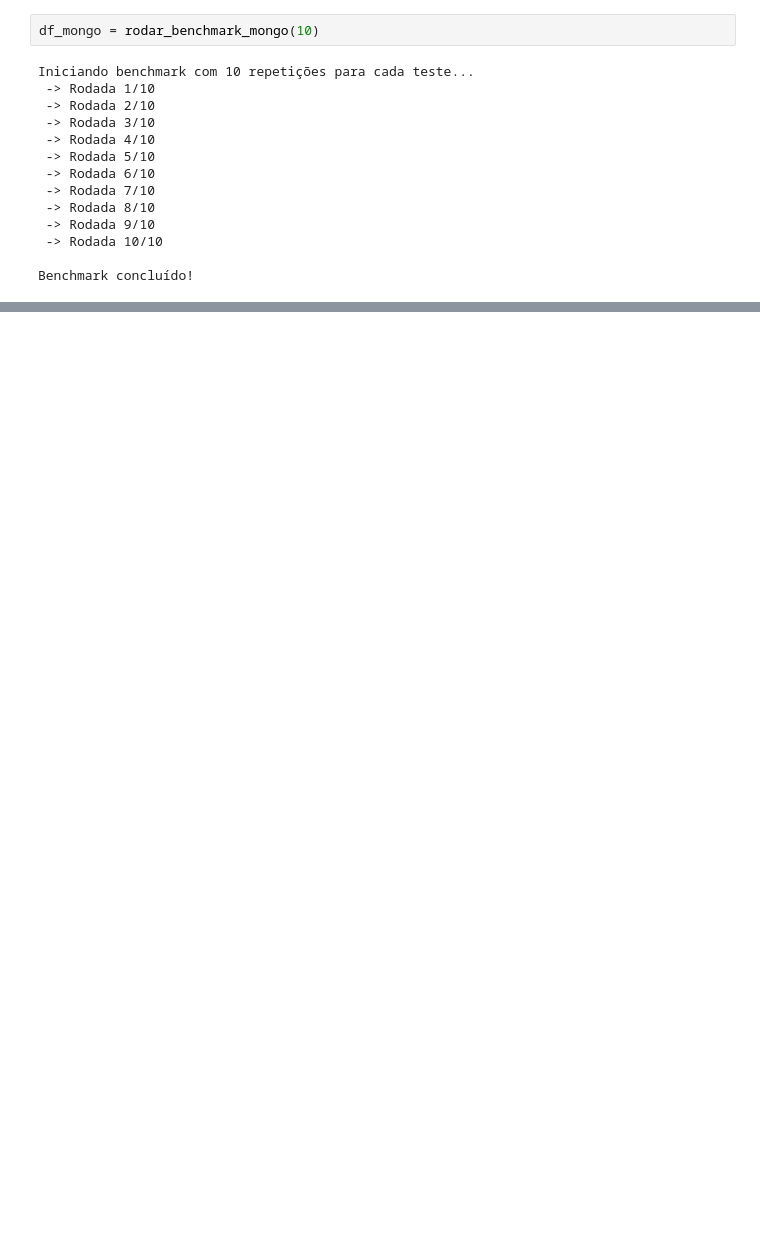
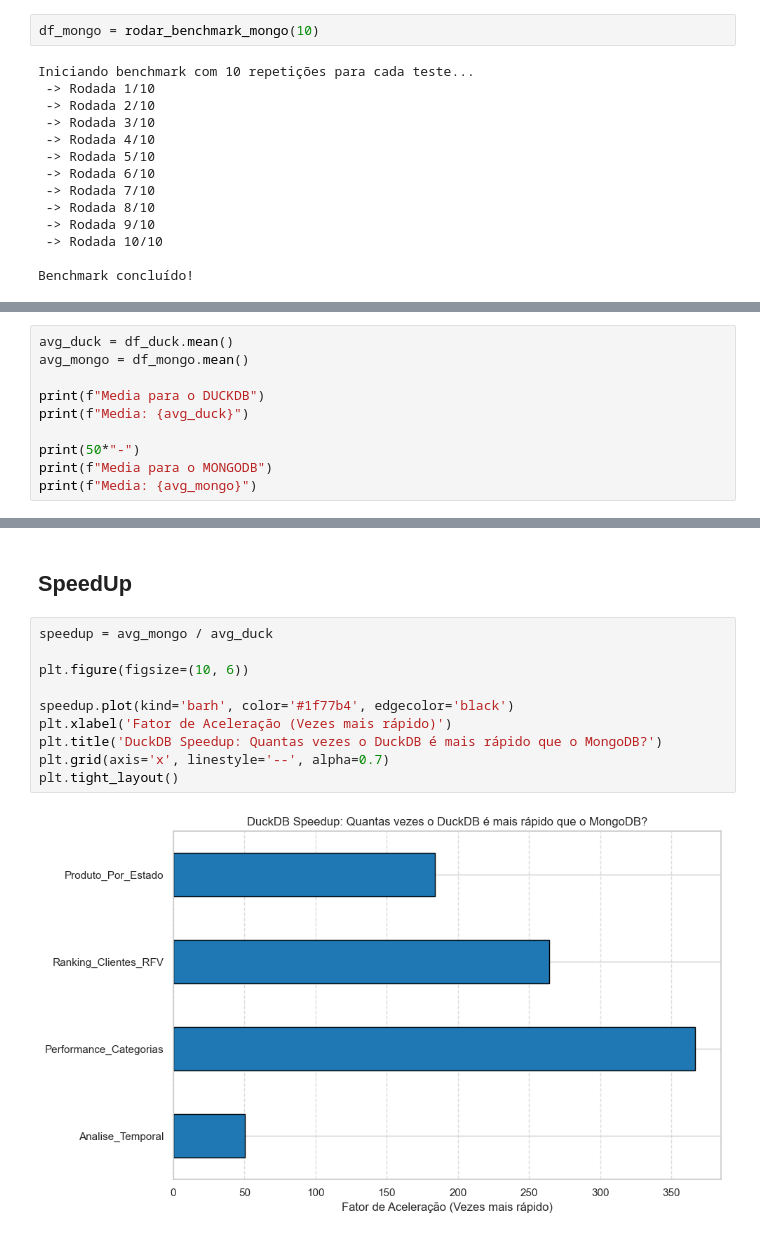
Before and after one commit to CarlosFranchN/My_benchmark_duckDB_vs_mongoDB, a Jupyter notebook: analise.ipynb, the cells around one changed output, grey strips where cells are left out. Saved outputs shown, nothing was run; the diff lists cells and outputs as text; blank space fills up the shorter version.

```diff
--- a/analise.ipynb
+++ b/analise.ipynb
@@ -79,0 +86,10 @@ df_mongo
+# %%
+avg_duck = df_duck.mean()
+avg_mongo = df_mongo.mean()
+
+print(f"Media para o DUCKDB")
+print(f"Media: {avg_duck}")
+
+print(50*"-")
+print(f"Media para o MONGODB")
+print(f"Media: {avg_mongo}")
@@ -79,0 +110,14 @@ df_mongo
+# %% [markdown]
+## SpeedUp
+# %%
+speedup = avg_mongo / avg_duck
+
+plt.figure(figsize=(10, 6))
+
+speedup.plot(kind='barh', color='#1f77b4', edgecolor='black')
+plt.xlabel('Fator de Aceleração (Vezes mais rápido)')
+plt.title('DuckDB Speedup: Quantas vezes o DuckDB é mais rápido que o MongoDB?')
+plt.grid(axis='x', linestyle='--', alpha=0.7)
+plt.tight_layout()
+# %% [output]
+[figure, added]
```
Also changed, not shown: parts of 26 cells of this notebook, 7 other files.
